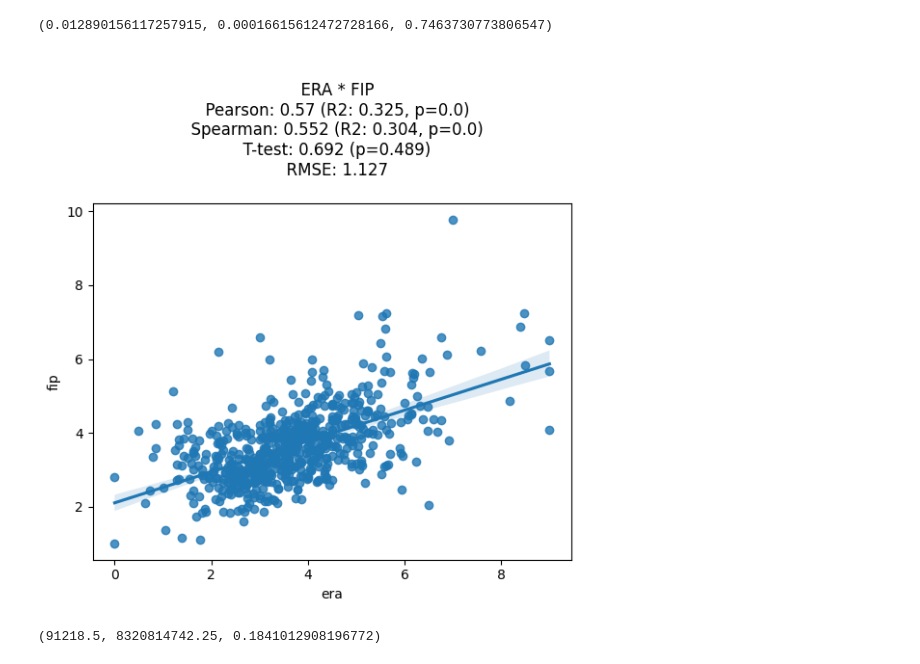
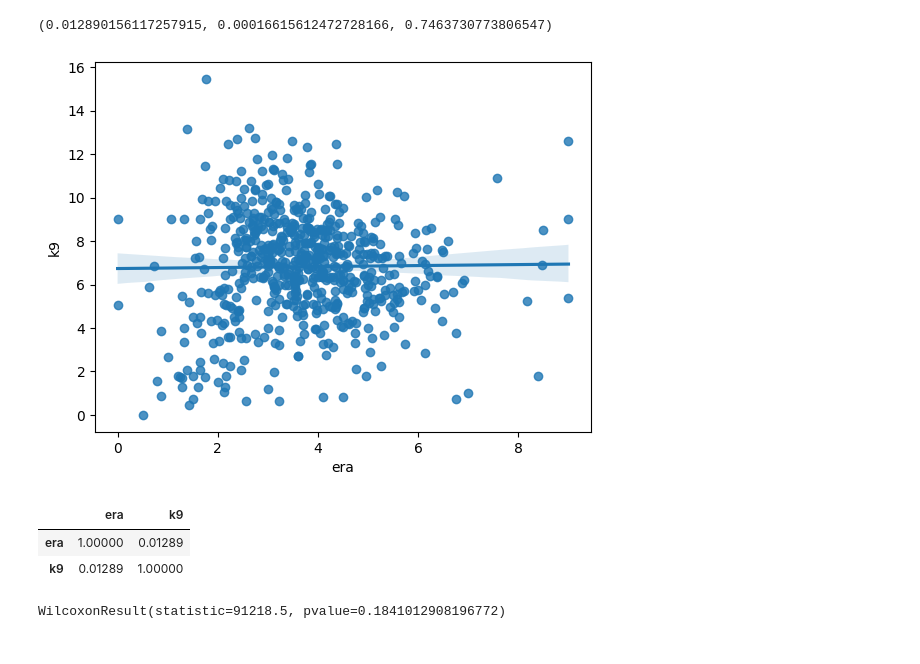
Before and after one commit to fedechaves/nw-bc, a Jupyter notebook: day1.ipynb, the cells around one changed output. Saved outputs shown, nothing was run; the diff lists cells and outputs as text; code cells hidden in the pictures.

```diff
--- a/day1.ipynb
+++ b/day1.ipynb
@@ -966,4 +979,22 @@ r2 = r[0]**2
 r[0], r2, r[1]
 # %% [output]
 (0.012890156117257915, 0.00016615612472728166, 0.7463730773806547)
+# %%
+sns.regplot(data=era, x='era', y='k9')
+plt.show()
+# %% [output]
+[figure, added]
+# %%
+era.loc[:, ['era', 'k9']].corr()
+# %% [output]
+|  | era | k9 |
+| era | 1.00000 | 0.01289 |
+| k9 | 0.01289 | 1.00000 |
+# %%
+# 2. Wilcoxon Sign-Ranked Test is a non-parametric comparison test similar to Pearson R. In stats module in `scipy` (aka `scipy.stats`)
+# import `wilcoxon` and use `wilcoxon()` function to find the wilcoxon value when comparing ERA with FIP.
+
+wilcoxon(era['era'], era['fip'])
+# %% [output]
+WilcoxonResult(statistic=91218.5, pvalue=0.1841012908196772)
 # %%
@@ -991,15 +1025,2 @@ def make_corr2(df):
   plt.title(title_str)
   plt.show()
-# %%
-make_corr(era)
-# %% [output]
-[figure, removed]
-# %%
-# 2. Wilcoxon Sign-Ranked Test is a non-parametric comparison test similar to Pearson R. In stats module in `scipy` (aka `scipy.stats`)
-# import `wilcoxon` and use `wilcoxon()` function to find the wilcoxon value when comparing ERA with FIP.
-
-wc = wilcoxon(era['era'], era['fip'])
-wc2 = wc[0]**2
-wc[0], wc2, wc[-1]
-# %% [output]
-(91218.5, 8320814742.25, 0.1841012908196772)
```
Also changed, not shown: parts of 58 cells of this notebook.
